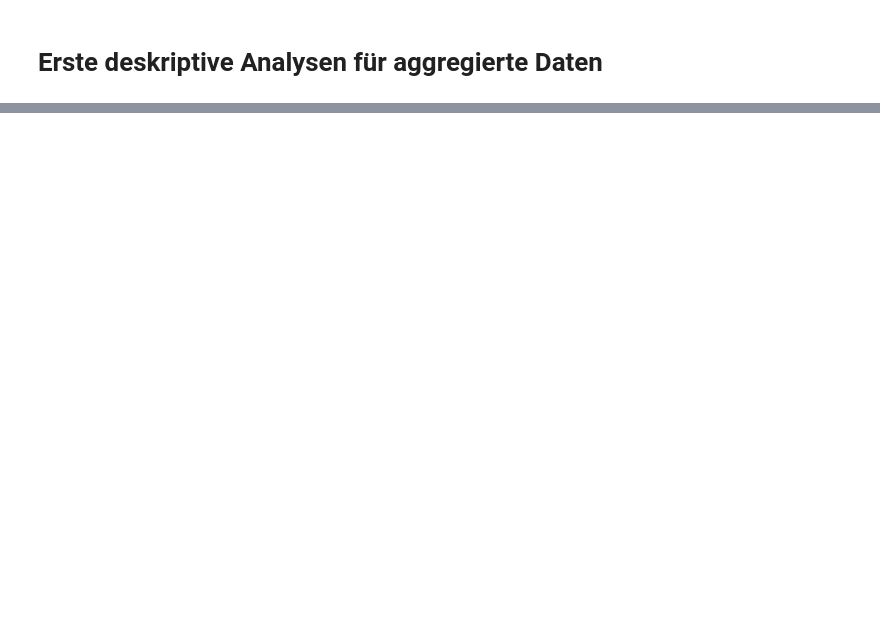
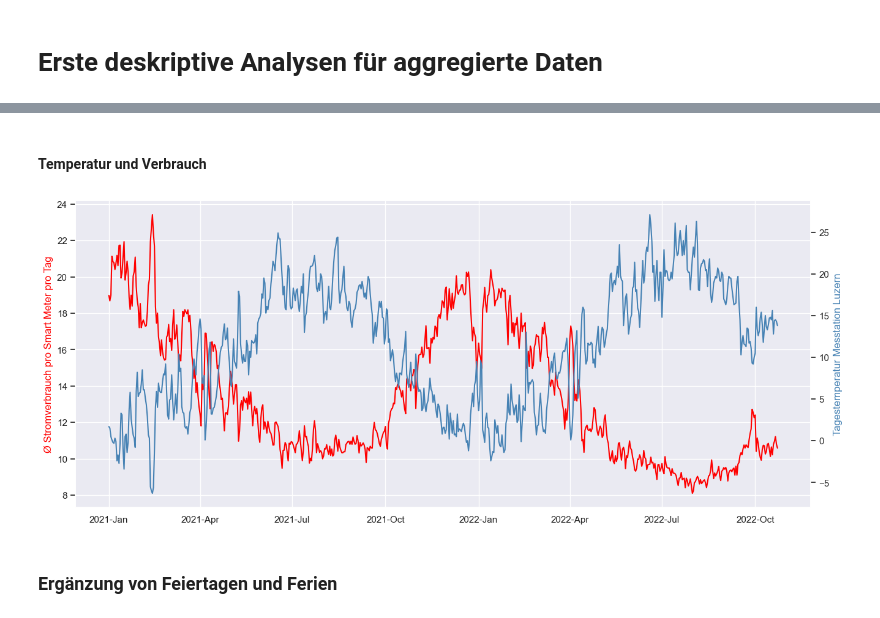
Before and after one commit to axpogroup/ckw-opendata, a Jupyter notebook: ckw.ch/Descriptives Agg.ipynb, the cells around one changed output, grey strips where cells are left out. Drawn from its saved outputs; the diff is of its cells as text; code cells hidden in the pictures; blank space fills up the shorter version.

```diff
--- a/ckw.ch/Descriptives Agg.ipynb
+++ b/ckw.ch/Descriptives Agg.ipynb
@@ -430,2 +436,29 @@ plt.show()
+# %% [markdown]
+#### Temperatur und Verbrauch
+# %%
+df_day=df_datashort.groupby(['year','month', 'date', 'daytemp'])[['kwh_persmdt']].sum() # Verbrauch pro Smart Meter pro Tag über alle Gemeinden
+df_day = df_day.reset_index() # Index-Hierarchie aufheben
+df_day = df_day[df_day['date'] < datetime.datetime(2022, 10, 24)] # Auschluss von letztem, unvollständigen Tag in Datenset
+
+col1 = 'red' # Farben definieren
+col2 = 'steelblue'
+
+fig,ax = plt.subplots() # Subplots definieren
+fig.set_size_inches(15.5, 6.5)
+
+ax.plot(df_day.date, df_day.kwh_persmdt, color=col1) # Verbrauch zum Plot hinzufügen
+ax.xaxis.set_major_formatter(md.DateFormatter('%Y-%b')) # Format X-Tick-Labels
+
+#ax.set_xlabel('Jahr-Monat', fontsize=12) # X-Achsen-Beschriftung
+ax.set_ylabel('Ø Stromverbrauch pro Smart Meter pro Tag', color=col1, fontsize=12) # Y-Achsen-Beschriftung
+
+ax2 = ax.twinx() # zweite Achse definieren
+ax2.plot(df_day.date, df_day.daytemp, color=col2) # Temperatur zum Plot hinzufügen
+ax2.set_ylabel('Tagestemperatur Messtation Luzern', color=col2, fontsize=12)  # Beschriftung 2. Achse
+ax2.grid(False) # keine Hilfslinien für 2. Achse
+# %% [output]
+[figure, added]
+# %% [markdown]
+### Ergänzung von Feiertagen und Ferien
 # %%
 df_data = pd.read_pickle("Dataset03.pkl")
```
Also changed, not shown: parts of 89 cells of this notebook.
